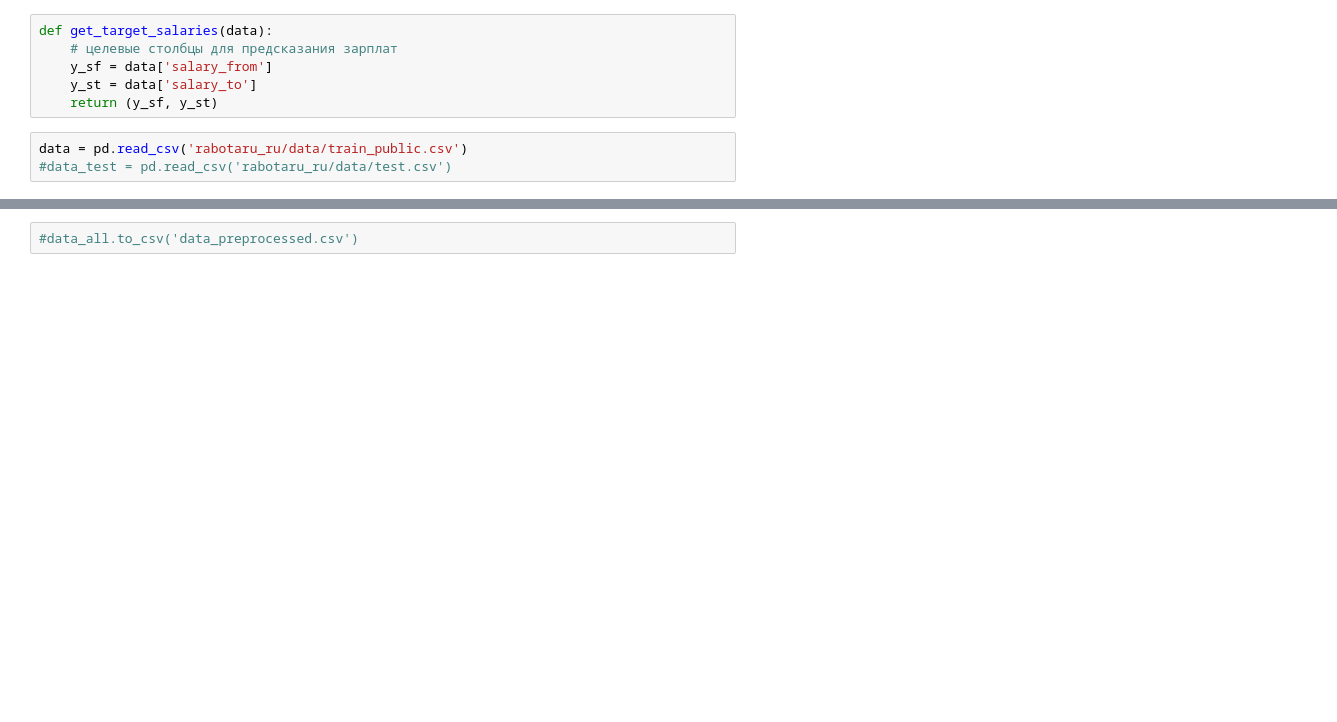
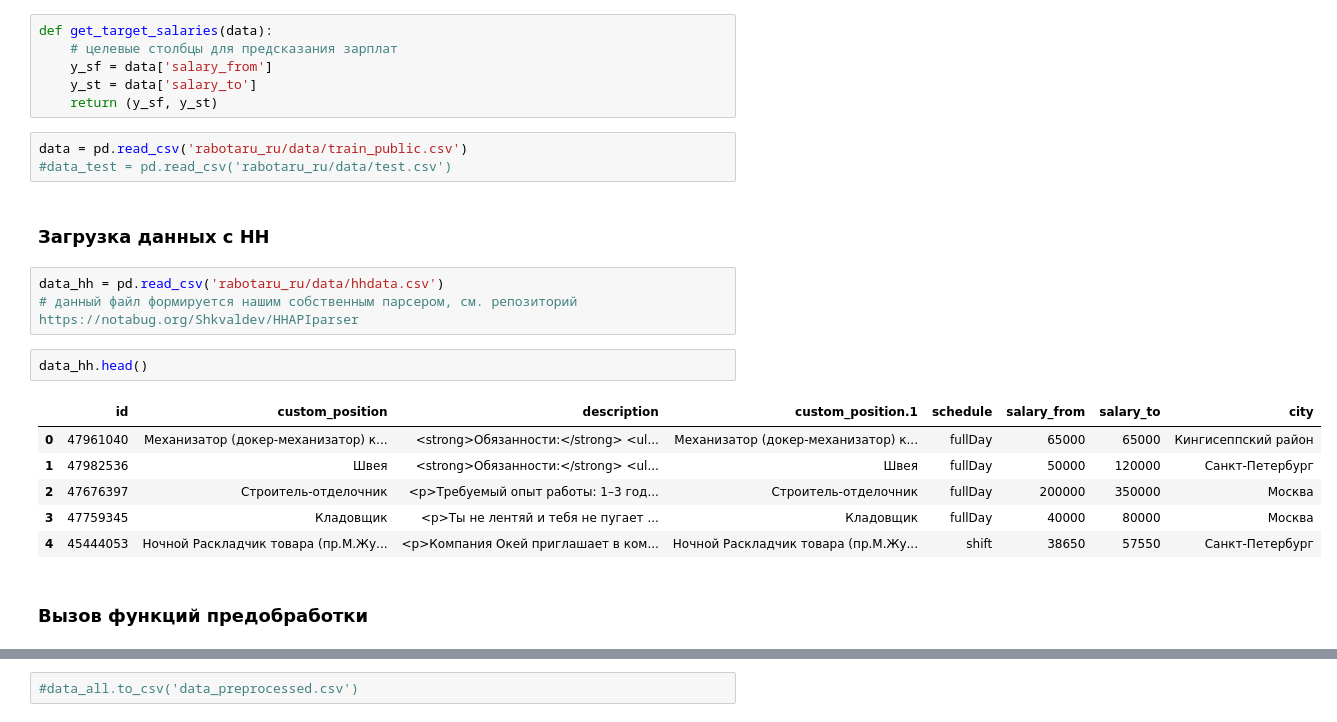
Before and after one commit to Metafiz/recruitment, a Jupyter notebook: clf_regr.ipynb, the cells around one changed output, grey strips where cells are left out. Saved outputs shown, nothing was run; the diff lists cells and outputs as text; blank space fills up the shorter version.

```diff
--- a/clf_regr.ipynb
+++ b/clf_regr.ipynb
@@ -189,6 +190,22 @@ def get_target_salaries(data):
 # %%
 data = pd.read_csv('rabotaru_ru/data/train_public.csv')
 #data_test = pd.read_csv('rabotaru_ru/data/test.csv')
+# %% [markdown]
+### Загрузка данных с HH
+# %%
+data_hh = pd.read_csv('rabotaru_ru/data/hhdata.csv')
+# данный файл формируется нашим собственным парсером, см. репозиторий https://notabug.org/Shkvaldev/HHAPIparser
+# %%
+data_hh.head()
+# %% [output]
+|  | id | custom_position | description | custom_position.1 | schedule | salary_from | salary_to | city |
+| 0 | 47961040 | Механизатор (докер-механизатор) к... | <strong>Обязанности:</strong> <ul... | Механизатор (докер-механизатор) к... | fullDay | 65000 | 65000 | Кингисеппский район |
+| 1 | 47982536 | Швея | <strong>Обязанности:</strong> <ul... | Швея | fullDay | 50000 | 120000 | Санкт-Петербург |
+| 2 | 47676397 | Строитель-отделочник | <p>Требуемый опыт работы: 1–3 год... | Строитель-отделочник | fullDay | 200000 | 350000 | Москва |
+| 3 | 47759345 | Кладовщик | <p>Ты не лентяй и тебя не пугает ... | Кладовщик | fullDay | 40000 | 80000 | Москва |
+| 4 | 45444053 | Ночной Раскладчик товара (пр.М.Жу... | <p>Компания Окей приглашает в ком... | Ночной Раскладчик товара (пр.М.Жу... | shift | 38650 | 57550 | Санкт-Петербург |
+# %% [markdown]
+### Вызов функций предобработки
 # %%
 %%time
 change_columns_type(data)
```
Also changed, not shown: parts of 22 cells of this notebook.
